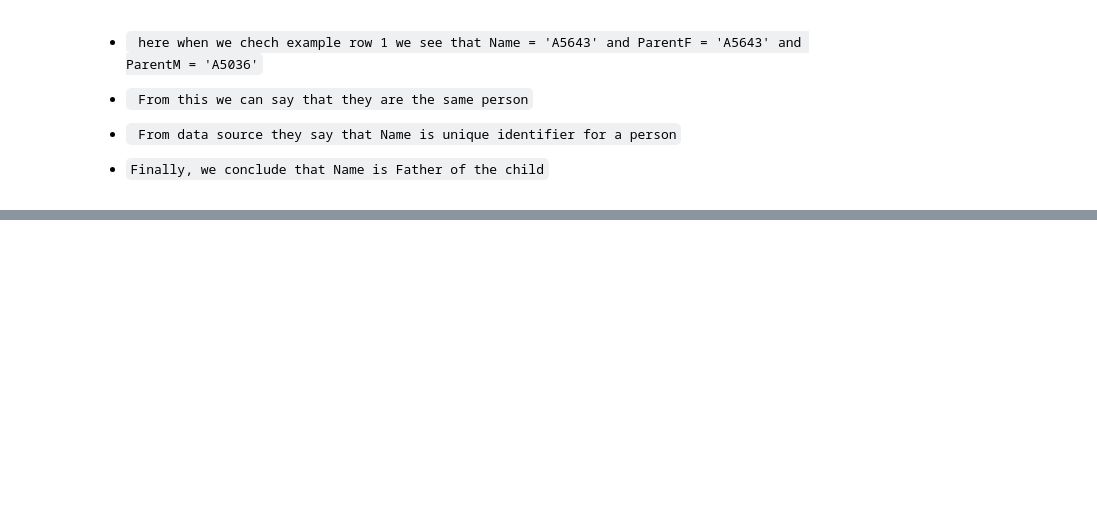
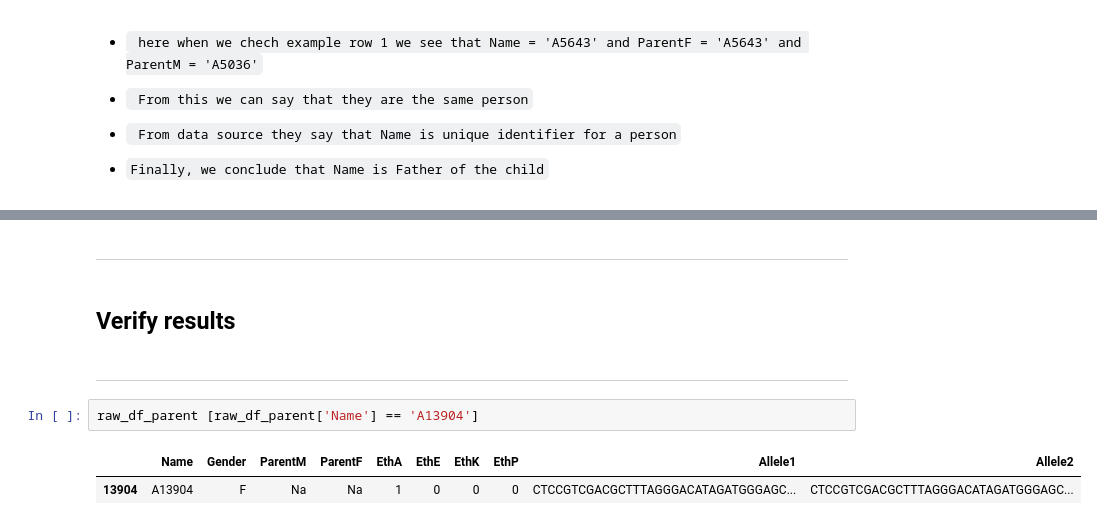
Before and after one commit to 0xnrous/e2e_Gradutation_DNA_ds, a Jupyter notebook: notebooks/01_preparation.ipynb, the cells around one changed output, grey strips where cells are left out. Drawn from its saved outputs; the diff is of its cells as text; blank space fills up the shorter version.

```diff
--- a/notebooks/01_preparation.ipynb
+++ b/notebooks/01_preparation.ipynb
@@ -119,0 +155,11 @@ parent_child_merge_mother.sample(10)
+# %% [markdown]
+-----
+# %% [markdown]
+## Verify results
+# %% [markdown]
+-----
+# %%
+raw_df_parent [raw_df_parent['Name'] == 'A13904']
+# %% [output]
+|  | Name | Gender | ParentM | ParentF | EthA | EthE | EthK | EthP | Allele1 | Allele2 |
+| 13904 | A13904 | F | Na | Na | 1 | 0 | 0 | 0 | CTCCGTCGACGCTTTAGGGACATAGATGGGAGC... | CTCCGTCGACGCTTTAGGGACATAGATGGGAGC... |
```
Also changed, not shown: parts of 20 cells of this notebook.
